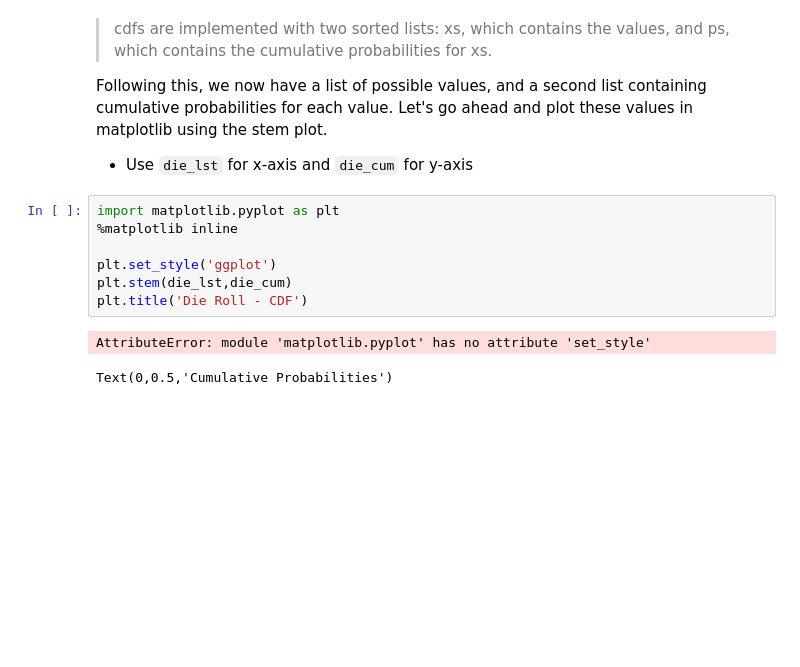
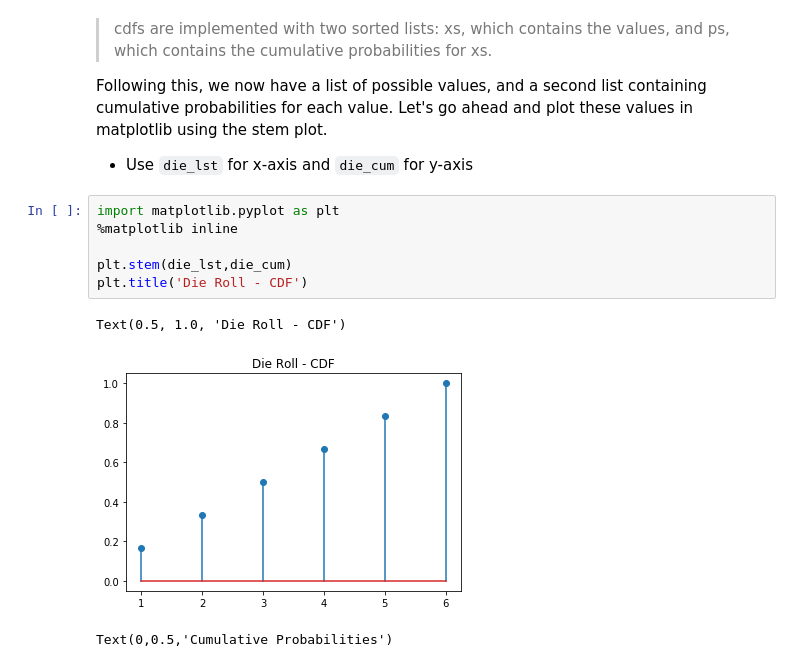
Before and after one commit to MsJacksonIYN/dsc-0-09-09-distributions-cdf-lab-nyc-ds-career-031119, a Jupyter notebook: index.ipynb, the cells around one changed output. Saved outputs shown, nothing was run; the diff lists cells and outputs as text; blank space fills up the shorter version.

```diff
--- a/index.ipynb
+++ b/index.ipynb
@@ -66,12 +66,12 @@ Following this, we now have a list of possible values, and a second list contain
 # %%
 import matplotlib.pyplot as plt
 %matplotlib inline
 
-plt.set_style('ggplot')
 plt.stem(die_lst,die_cum)
 plt.title('Die Roll - CDF')
 # %% [output]
-AttributeError: module 'matplotlib.pyplot' has no attribute 'set_style'
+Text(0.5, 1.0, 'Die Roll - CDF')
+[figure, added]
 # %%
 # %% [output]
 Text(0,0.5,'Cumulative Probabilities')
```
